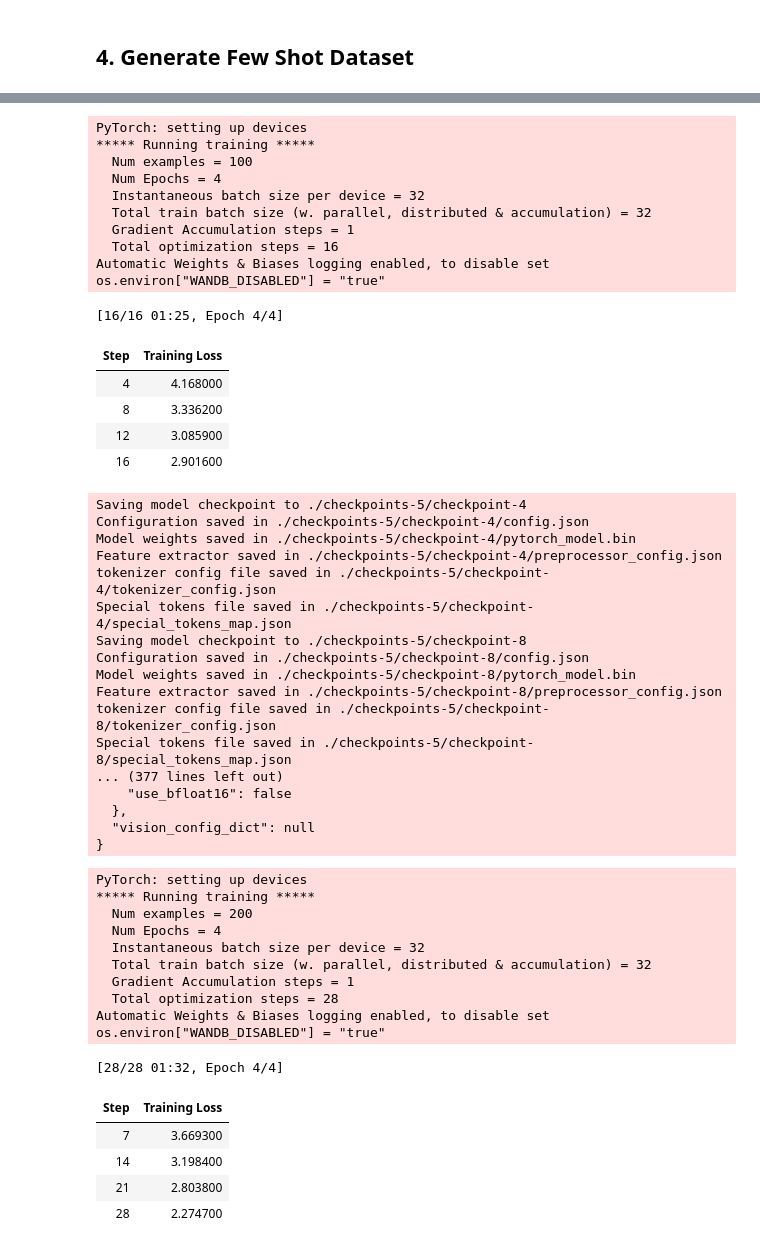
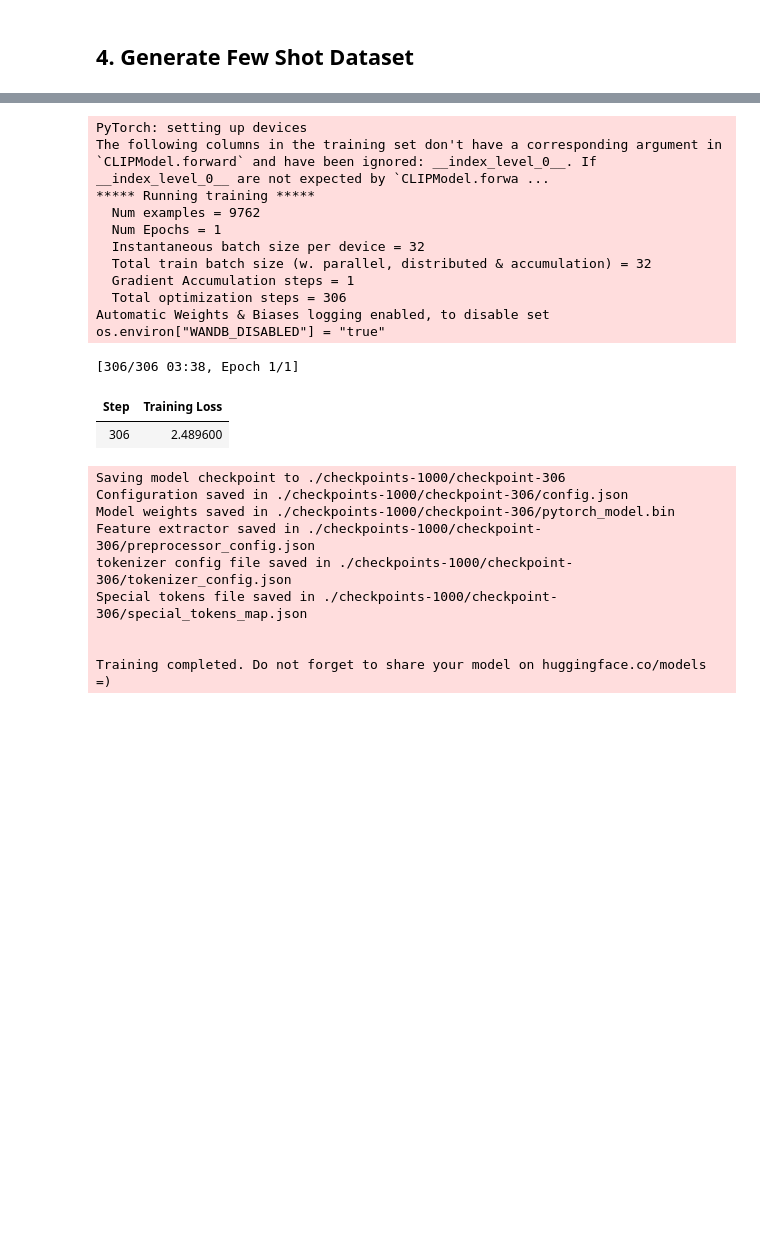
Before and after one commit to vincentclaes/emoji-predictor, a Jupyter notebook: fine-tune/04-few-shot-with-CLIP-on-train-dataset-tweets.ipynb, the cells around one changed output, grey strips where cells are left out. Saved outputs shown, nothing was run; the diff lists cells and outputs as text; code cells hidden in the pictures; blank space fills up the shorter version.

```diff
--- a/fine-tune/04-few-shot-with-CLIP-on-train-dataset-tweets.ipynb
+++ b/fine-tune/04-few-shot-with-CLIP-on-train-dataset-tweets.ipynb
@@ -72,17 +79,29 @@ def plot(df):
     df["label"].value_counts().plot(kind = 'bar')
 
 
-def under_sample(df, no_rows):
-    print(f"No of rows: {no_rows}")
-    df = df.groupby("label", as_index=False).apply(lambda x : x.sample(n=no_rows, replace=False, axis=0)).reset_index(drop=True)
+def under_sample(df, max_no_rows=None):
+    if max_no_rows is None:
+        max_no_rows = min([x[1].shape[0] for x in df.groupby("label")])
+    print(f"max no of rows: {max_no_rows}")
+
+    def _under_sample(x):
+        # do not undersample if we have less than
+        if x.shape[0] > max_no_rows:
+            return x.sample(n=max_no_rows, replace=False, axis=0).reset_index(drop=True)
+        return x
+
+    df = df.groupby("label", as_index=False).apply(lambda x: _under_sample(x))
+    plot(df)
     return df
 
-_range = [5, 10, 25, 50, 100, 250, 500]
+# _range = [1, 5, 10, 15, 20, 25, 50, 100, 250, 500]
+_range = [1000]
+
 df_train = train_dataset.to_pandas()
 dataset_dict = {}
 
 for i in _range:
-    df_train_few_shot = under_sample(df=df_train, no_rows=i)
+    df_train_few_shot = under_sample(df=df_train, max_no_rows=i)
     dataset_dict[i] =  Dataset.from_pandas(df_train_few_shot)
 
 dataset_dict
@@ -206,9 +207,10 @@ for few_shots, train_dataset in dataset_dict.items():
         model=model,
         args=TrainingArguments(output_dir=dir_,
                                dataloader_num_workers=0,
+                               # no of emojis
                                per_device_eval_batch_size=32,
                                per_device_train_batch_size=32,
-                               num_train_epochs=4,
+                               num_train_epochs=1,
     # I couldn't make evaluation work.
     #                            evaluation_strategy = "steps",
     #                            eval_steps=8,
@@ -245,51 +247,26 @@ Model config CLIPConfig {
     "use_bfloat16": false
   },
   "vision_config_dict": null
 }
 PyTorch: setting up devices
+The following columns in the training set don't have a corresponding argument in `CLIPModel.forward` and have been ignored: __index_level_0__. If __index_level_0__ are not expected by `CLIPModel.forwa ...
 ***** Running training *****
-  Num examples = 100
-  Num Epochs = 4
+  Num examples = 9762
+  Num Epochs = 1
   Instantaneous batch size per device = 32
   Total train batch size (w. parallel, distributed & accumulation) = 32
   Gradient Accumulation steps = 1
-  Total optimization steps = 16
+  Total optimization steps = 306
 Automatic Weights & Biases logging enabled, to disable set os.environ["WANDB_DISABLED"] = "true"
-[16/16 01:25, Epoch 4/4]
+[306/306 03:38, Epoch 1/1]
 | Step | Training Loss |
-| 4 | 4.168000 |
-| 8 | 3.336200 |
-| 12 | 3.085900 |
-| 16 | 2.901600 |
+| 306 | 2.489600 |
-Saving model checkpoint to ./checkpoints-5/checkpoint-4
-Configuration saved in ./checkpoints-5/checkpoint-4/config.json
-Model weights saved in ./checkpoints-5/checkpoint-4/pytorch_model.bin
-Feature extractor saved in ./checkpoints-5/checkpoint-4/preprocessor_config.json
-tokenizer config file saved in ./checkpoints-5/checkpoint-4/tokenizer_config.json
-Special tokens file saved in ./checkpoints-5/checkpoint-4/special_tokens_map.json
-Saving model checkpoint to ./checkpoints-5/checkpoint-8
-Configuration saved in ./checkpoints-5/checkpoint-8/config.json
-Model weights saved in ./checkpoints-5/checkpoint-8/pytorch_model.bin
-Feature extractor saved in ./checkpoints-5/checkpoint-8/preprocessor_config.json
-tokenizer config file saved in ./checkpoints-5/checkpoint-8/tokenizer_config.json
-Special tokens file saved in ./checkpoints-5/checkpoint-8/special_tokens_map.json
-... (377 lines left out)
-    "use_bfloat16": false
-  },
-  "vision_config_dict": null
-}
+Saving model checkpoint to ./checkpoints-1000/checkpoint-306
+Configuration saved in ./checkpoints-1000/checkpoint-306/config.json
+Model weights saved in ./checkpoints-1000/checkpoint-306/pytorch_model.bin
+Feature extractor saved in ./checkpoints-1000/checkpoint-306/preprocessor_config.json
+tokenizer config file saved in ./checkpoints-1000/checkpoint-306/tokenizer_config.json
+Special tokens file saved in ./checkpoints-1000/checkpoint-306/special_tokens_map.json
+
+
+Training completed. Do not forget to share your model on huggingface.co/models =)
-PyTorch: setting up devices
-***** Running training *****
-  Num examples = 200
-  Num Epochs = 4
-  Instantaneous batch size per device = 32
-  Total train batch size (w. parallel, distributed & accumulation) = 32
-  Gradient Accumulation steps = 1
-  Total optimization steps = 28
-Automatic Weights & Biases logging enabled, to disable set os.environ["WANDB_DISABLED"] = "true"
-[28/28 01:32, Epoch 4/4]
-| Step | Training Loss |
-| 7 | 3.669300 |
-| 14 | 3.198400 |
-| 21 | 2.803800 |
-| 28 | 2.274700 |
```
Also changed, not shown: parts of 5 cells of this notebook, 5 other files.
